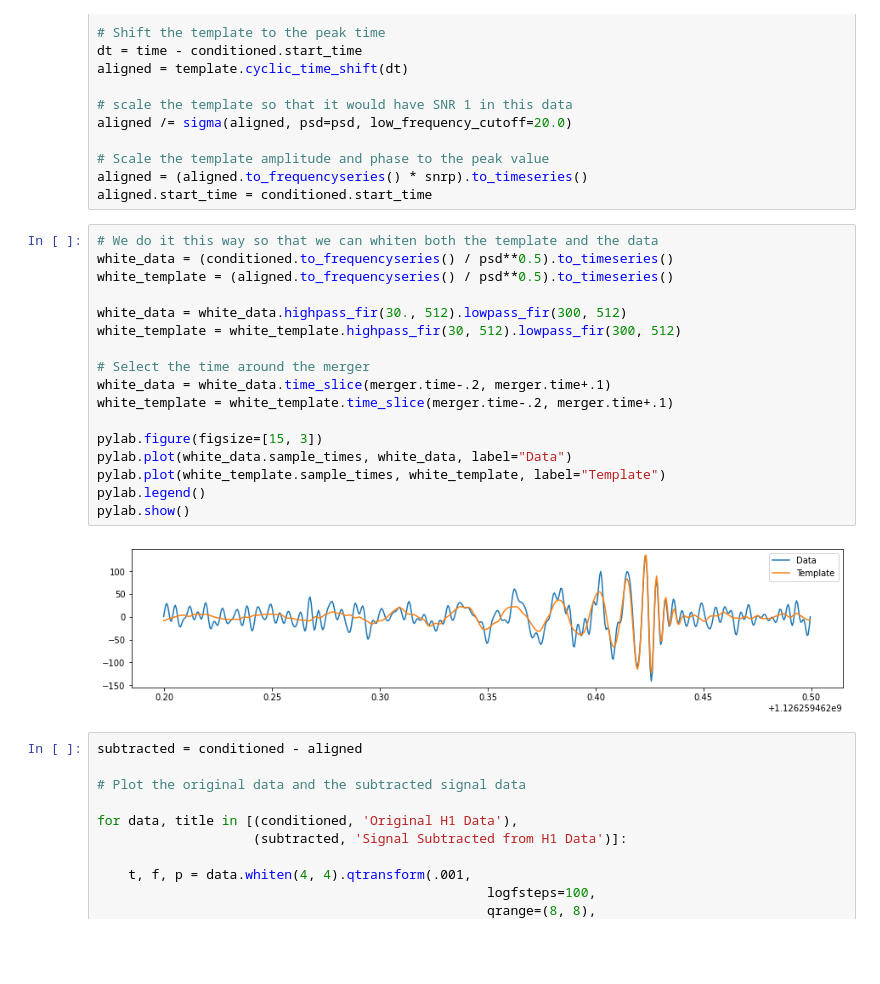
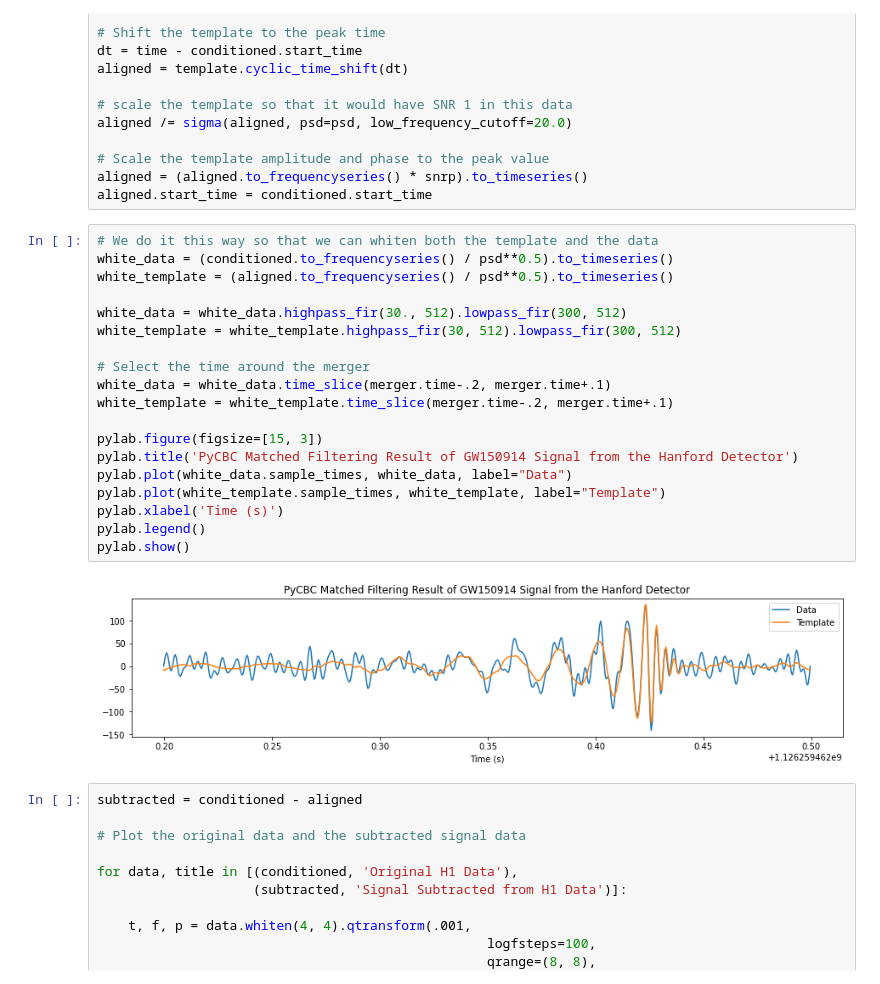
Before and after one commit to xli2522/GW-SignalGen, a Jupyter notebook: matched_filter.ipynb, the cells around one changed output. Drawn from its saved outputs; the diff is of its cells as text; blank space fills up the shorter version.

```diff
--- a/matched_filter.ipynb
+++ b/matched_filter.ipynb
@@ -356,22 +355,24 @@ aligned.start_time = conditioned.start_time
 # %%
 # We do it this way so that we can whiten both the template and the data
 white_data = (conditioned.to_frequencyseries() / psd**0.5).to_timeseries()
 white_template = (aligned.to_frequencyseries() / psd**0.5).to_timeseries()
 
 white_data = white_data.highpass_fir(30., 512).lowpass_fir(300, 512)
 white_template = white_template.highpass_fir(30, 512).lowpass_fir(300, 512)
 
 # Select the time around the merger
 white_data = white_data.time_slice(merger.time-.2, merger.time+.1)
 white_template = white_template.time_slice(merger.time-.2, merger.time+.1)
 
 pylab.figure(figsize=[15, 3])
+pylab.title('PyCBC Matched Filtering Result of GW150914 Signal from the Hanford Detector')
 pylab.plot(white_data.sample_times, white_data, label="Data")
 pylab.plot(white_template.sample_times, white_template, label="Template")
+pylab.xlabel('Time (s)')
 pylab.legend()
 pylab.show()
 # %% [output]
-[figure, old version]
+[figure, new version]
 # %%
 subtracted = conditioned - aligned
 
```
Also changed, not shown: parts of 4 cells of this notebook.
